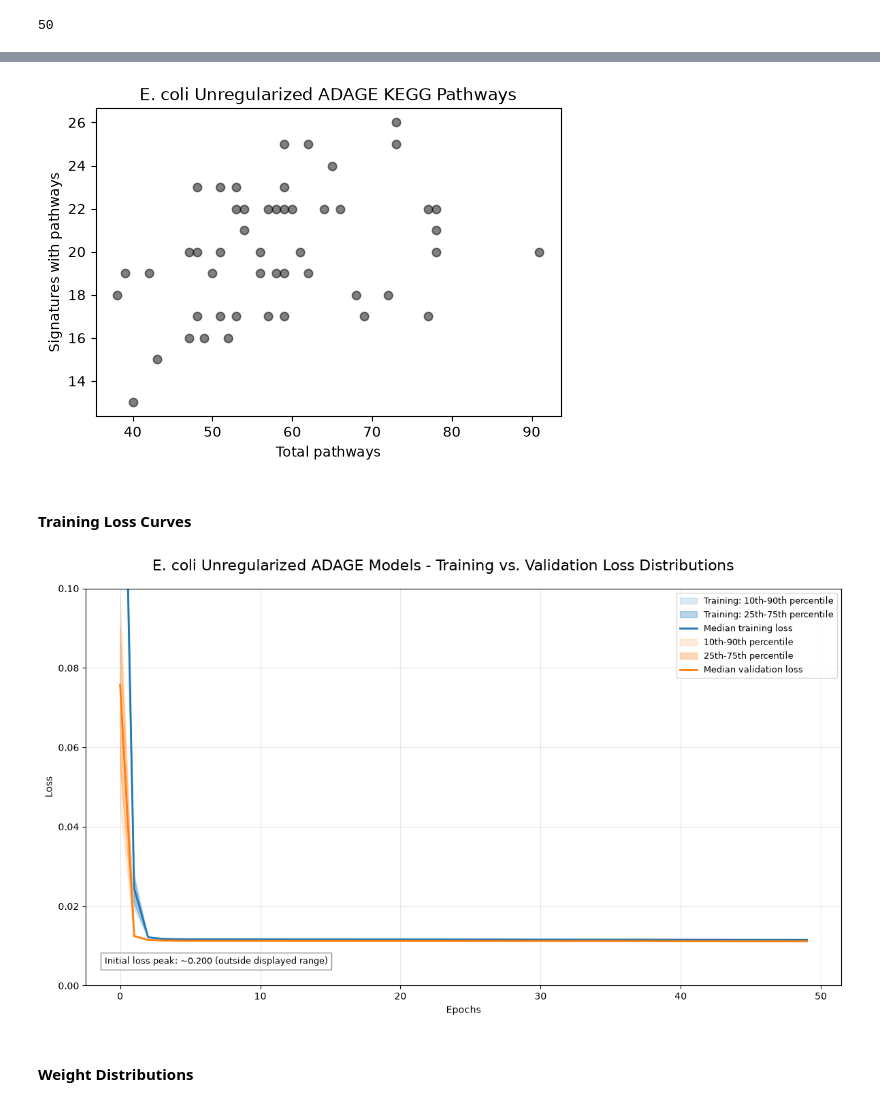
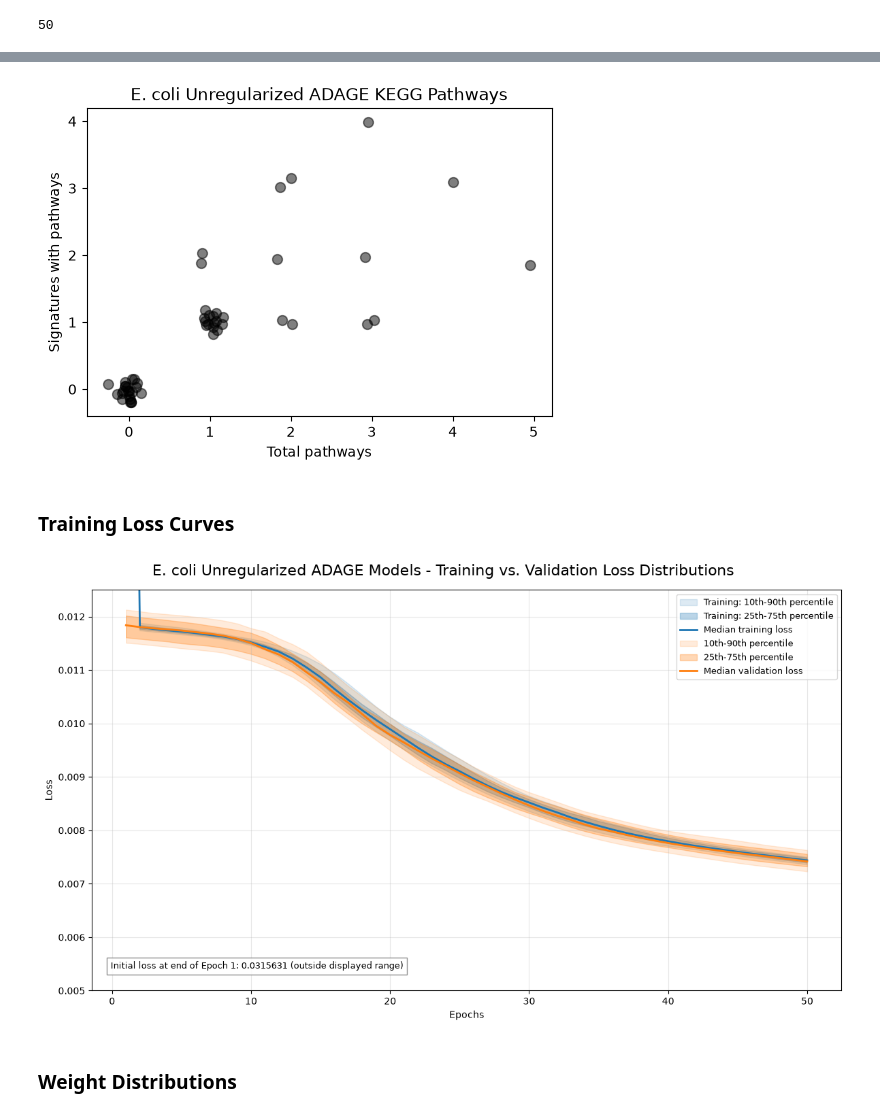
Before and after one commit to Mukundan-T/uADAGE, a Jupyter notebook: Py/muk_uADAGE/analysis/unreg_models.ipynb, the cells around one changed output, grey strips where cells are left out. Drawn from its saved outputs; the diff is of its cells as text; code cells hidden in the pictures.

Commit message:
Inspected newly trained unregularized models and saved results

```diff
--- a/Py/muk_uADAGE/analysis/unreg_models.ipynb
+++ b/Py/muk_uADAGE/analysis/unreg_models.ipynb
@@ -53,12 +53,15 @@ loaded_models = []
 for i, file in enumerate(model_filenames):
   # Create autoencoder object
   ae = LinkedAE.LinkedAE(
+    input_dim = train_comp.shape[0],
     encoding_dim = optimal_hps['units'],
+    act1 = optimal_hps['act1'],
     act2 = optimal_hps['act2'],
-    d = optimal_hps['dropout'],
+    dropout = optimal_hps['dropout'],
     kl1 = optimal_hps['kl1'],
     kl2 = optimal_hps['kl2'],
-    init = optimal_hps['init']
+    init = optimal_hps['init'],
+    tied = optimal_hps['tied']
   )
   ae(zeros((1, train_comp.shape[0])))
 
@@ -147,7 +138,7 @@ plt.savefig(
 kegg_dfs = []
 
 for model in loaded_models:
-  ec_kegg_ps = model.set_kegg('../data/ec_kegg_pathways.txt')
+  ec_kegg_ps = model.set_kegg('../data/filtered_ec_kegg_pathways.tsv')
   kegg_dfs.append(ec_kegg_ps)
 # %%
 # Save sum of p-values across each matrix to lists
@@ -183,13 +174,25 @@ for i, df in enumerate(kegg_dfs):
   df.to_csv(kegg_path)
   # !rclone copy '{kegg_path}' mygdrive:'Mukundan - Senior Project/Unregularized Models/kegg_dfs/'
 # %%
-# Plot number of enriched KEGG pathways
-plt.figure(figsize = (6, 4))
+# Plot number of enriched KEGG pathways as jittered scatter plot
+plt.figure(figsize=(6, 4))
+np.random.seed(42)
 
 for df in kegg_dfs:
-  x = ((df > 3).sum(axis = 0) > 0).sum()
-  y = ((df > 3).sum(axis = 1) > 0).sum()
-  plt.scatter(x, y, alpha = 0.5, color = "black")
+  x = ((df > 2.5).sum(axis = 0) > 0).sum()
+  y = ((df > 2.5).sum(axis = 1) > 0).sum()
+
+  # Add small jitter
+  x_jittered = x + np.random.normal(0, 0.1)
+  y_jittered = y + np.random.normal(0, 0.1)
+
+  plt.scatter(
+    x_jittered,
+    y_jittered,
+    alpha = 0.5,
+    color = "black",
+    s = 50
+  )
 
 plt.title('E. coli Unregularized ADAGE KEGG Pathways')
 plt.xlabel('Total pathways')
@@ -206,9 +209,9 @@ plt.savefig(
 # Save plot in drive
 # !rclone copy '{plot_path}' mygdrive:'Mukundan - Senior Project/Unregularized Models/plots/'
 # %% [output]
-[figure, old version]
+[figure, new version]
 # %% [markdown]
-#### Training Loss Curves
+### Training Loss Curves
 # %%
 # Create a NumPy 2D array of losses, where each array is for each model
 train_losses = np.array([
@@ -256,7 +259,7 @@ plt.style.use('tableau-colorblind10')
 
 # Plot 10th - 90th percentile outside
 ax.fill_between(
-  epochs,
+  epochs + 1,
   train_q10,
   train_q90,
   color = 'tab:blue',
@@ -266,7 +269,7 @@ ax.fill_between(
 
 # Plot 25th - 75th percentile inside
 ax.fill_between(
-  epochs,
+  epochs + 1,
   train_q25,
   train_q75,
   color = 'tab:blue',
@@ -276,7 +279,7 @@ ax.fill_between(
 
 # Median training loss
 ax.plot(
-  epochs,
+  epochs + 1,
   train_median,
   color = 'tab:blue',
   linewidth = 2,
@@ -287,7 +290,7 @@ ax.plot(
 
 # Plot 10th - 90th percentile outside
 ax.fill_between(
-  epochs,
+  epochs + 1,
   val_q10,
   val_q90,
   color = 'tab:orange',
@@ -297,7 +300,7 @@ ax.fill_between(
 
 # Plot 25th - 75th percentile inside
 ax.fill_between(
-  epochs,
+  epochs + 1,
   val_q25,
   val_q75,
   color = 'tab:orange',
@@ -307,7 +310,7 @@ ax.fill_between(
 
 # Median validation loss
 ax.plot(
-  epochs,
+  epochs + 1,
   val_median,
   color = 'tab:orange',
   linewidth = 2,
@@ -325,38 +328,38 @@ ax.legend(
     fontsize=9
 )
 
-ax.set_ylim(0, 0.1)
+ax.set_ylim(0.005, 0.0125)
 ax.text(
   0.025,
   0.05,
-  'Initial loss peak: ~0.200 (outside displayed range)',
+  'Initial loss at end of Epoch 1: 0.0315631 (outside displayed range)',
   transform = ax.transAxes,
   fontsize = 9,
   ha = 'left',
   va = 'bottom',
   bbox = dict(
     facecolor = 'white',
     alpha = 0.85,
     edgecolor = 'gray'
   )
 )
 
 plt.tight_layout()
 
 # Save figure locally
 plot_path = '../data/ec_unreg_loss_dist.png'
 fig.savefig(
   plot_path,
   dpi = 300,
   bbox_inches = 'tight'
 )
 
 # Save plot in drive
 # !rclone copy '{plot_path}' mygdrive:'Mukundan - Senior Project/Unregularized Models/plots/'
 # %% [output]
-[figure, old version]
+[figure, new version]
 # %% [markdown]
-#### Weight Distributions
+### Weight Distributions
 # %%
 plot_titles = [
   f'Unregularized ADAGE - Model {i+1}'
```
Also changed, not shown: parts of 11 cells of this notebook.
